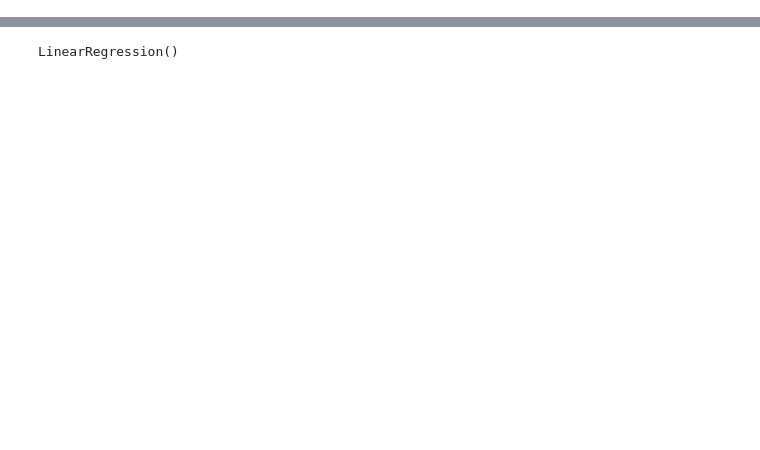
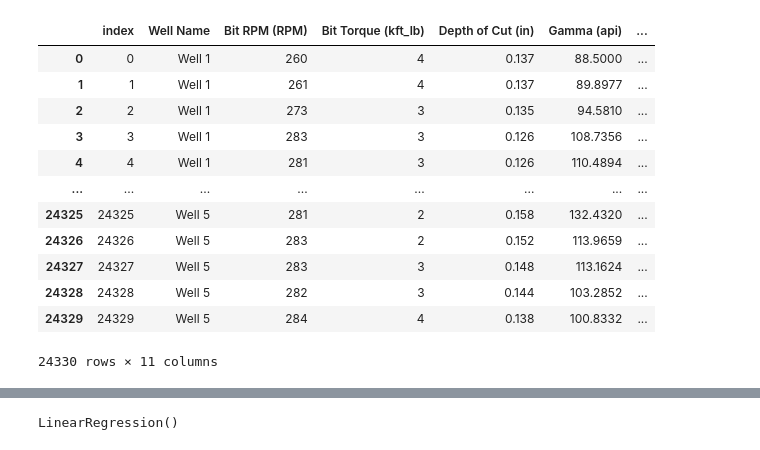
Before and after one commit to mikemcd4/Drilling_ML, a Jupyter notebook: ml_model.ipynb, the cells around one changed output, grey strips where cells are left out. Cells and saved outputs as stored; diff of their text form; code cells hidden in the pictures; blank space fills up the shorter version.

```diff
--- a/ml_model.ipynb
+++ b/ml_model.ipynb
@@ -16,3 +24,19 @@ df.head()
+# %%
+pd.read_sql('wells', con=engine)
+# %% [output]
+|  | index | Well Name | Bit RPM (RPM) | Bit Torque (kft_lb) | Depth of Cut (in) | Gamma (api) | ... |
+| 0 | 0 | Well 1 | 260 | 4 | 0.137 | 88.5000 | ... |
+| 1 | 1 | Well 1 | 261 | 4 | 0.137 | 89.8977 | ... |
+| 2 | 2 | Well 1 | 273 | 3 | 0.135 | 94.5810 | ... |
+| 3 | 3 | Well 1 | 283 | 3 | 0.126 | 108.7356 | ... |
+| 4 | 4 | Well 1 | 281 | 3 | 0.126 | 110.4894 | ... |
+| ... | ... | ... | ... | ... | ... | ... | ... |
+| 24325 | 24325 | Well 5 | 281 | 2 | 0.158 | 132.4320 | ... |
+| 24326 | 24326 | Well 5 | 283 | 2 | 0.152 | 113.9659 | ... |
+| 24327 | 24327 | Well 5 | 283 | 3 | 0.148 | 113.1624 | ... |
+| 24328 | 24328 | Well 5 | 282 | 3 | 0.144 | 103.2852 | ... |
+| 24329 | 24329 | Well 5 | 284 | 4 | 0.138 | 100.8332 | ... |
+24330 rows × 11 columns
 # %%
 x = df["Weight on Bit (klbs)"] * df["Gamma (api)"]
 y = df["On Bottom ROP (ft_per_hr)"]
```
Also changed, not shown: parts of 13 cells of this notebook.
